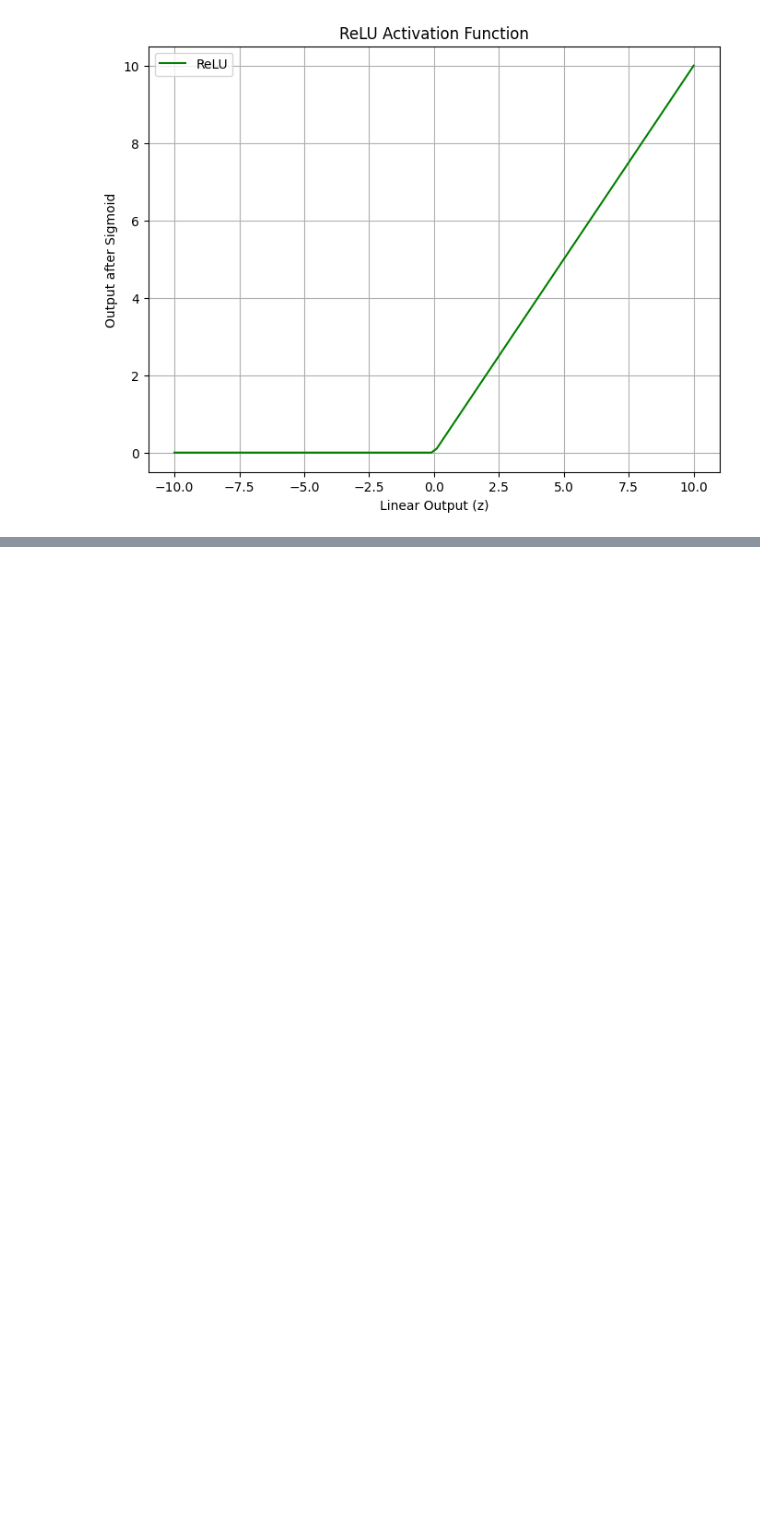
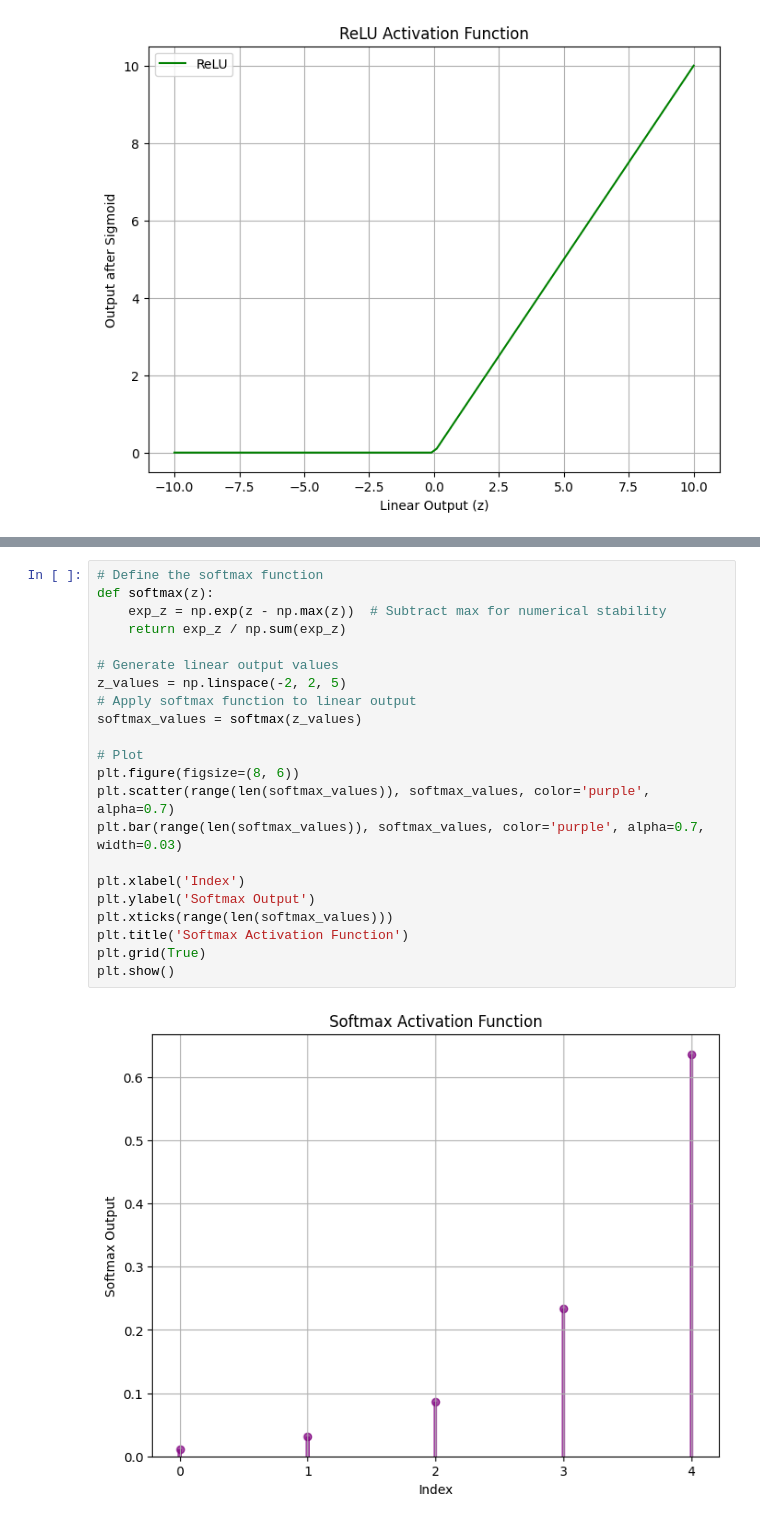
Before and after one commit to BasselD/ai-ml-training, a Jupyter notebook: 05_deep_learning/foundation/activation_functions.ipynb, the cells around one changed output, grey strips where cells are left out. Cells and saved outputs as stored; diff of their text form; blank space fills up the shorter version.

```diff
--- a/05_deep_learning/foundation/activation_functions.ipynb
+++ b/05_deep_learning/foundation/activation_functions.ipynb
@@ -105,0 +116,24 @@ plt.show()
+# %%
+# Define the softmax function
+def softmax(z):
+    exp_z = np.exp(z - np.max(z))  # Subtract max for numerical stability
+    return exp_z / np.sum(exp_z)
+
+# Generate linear output values
+z_values = np.linspace(-2, 2, 5)
+# Apply softmax function to linear output
+softmax_values = softmax(z_values)
+
+# Plot
+plt.figure(figsize=(8, 6))
+plt.scatter(range(len(softmax_values)), softmax_values, color='purple', alpha=0.7)
+plt.bar(range(len(softmax_values)), softmax_values, color='purple', alpha=0.7, width=0.03)
+
+plt.xlabel('Index')
+plt.ylabel('Softmax Output')
+plt.xticks(range(len(softmax_values)))
+plt.title('Softmax Activation Function')
+plt.grid(True)
+plt.show()
+# %% [output]
+[figure, added]
```
Also changed, not shown: parts of 3 cells of this notebook, 3 other files.
